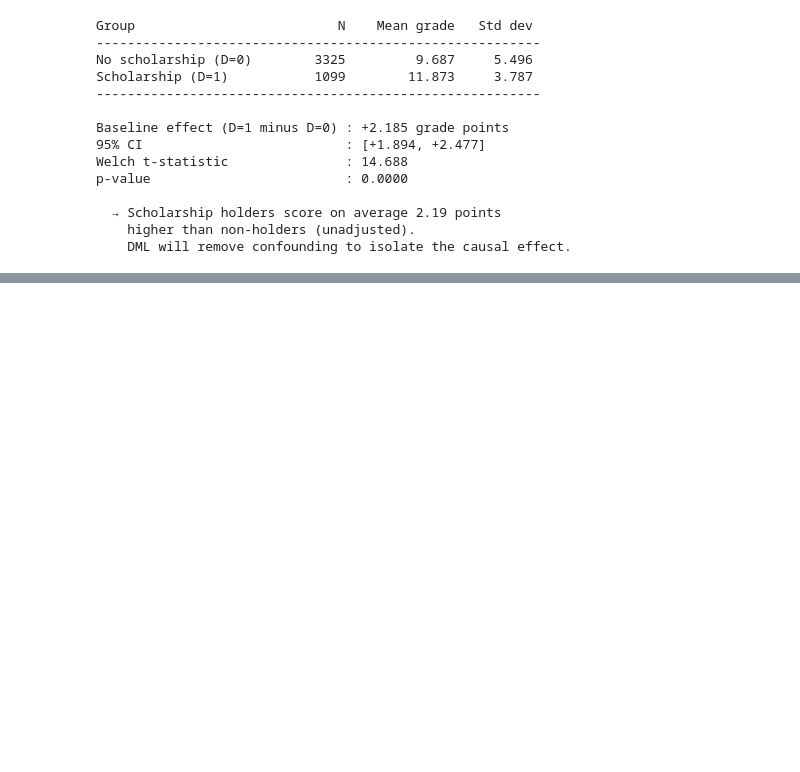
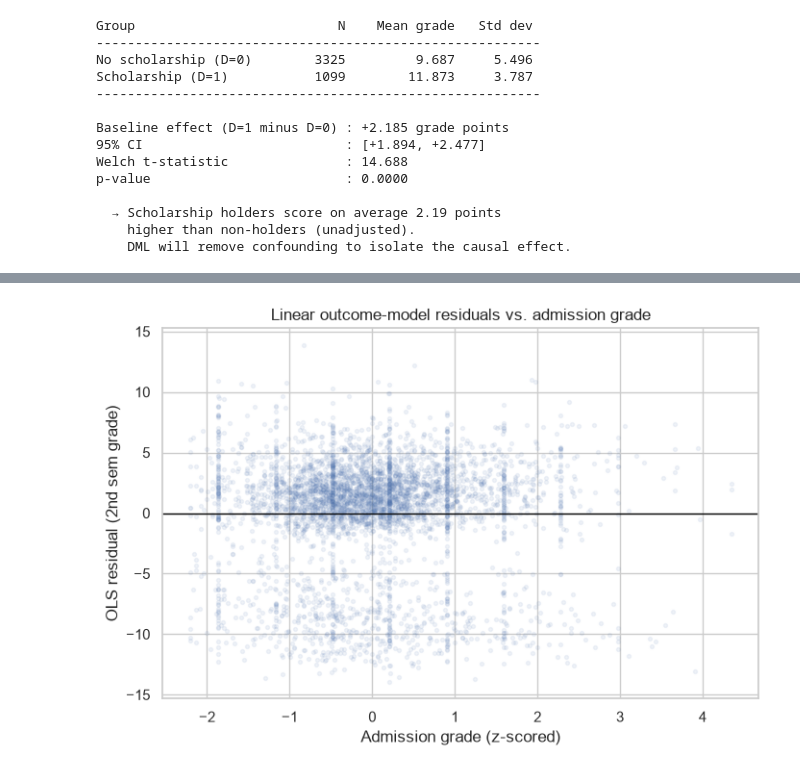
Before and after one commit to FelixZukunft/DML, a Jupyter notebook: dml-scholarship/notebooks/data_viz.ipynb, the cells around one changed output, grey strips where cells are left out. Saved outputs shown, nothing was run; the diff lists cells and outputs as text; code cells hidden in the pictures; blank space fills up the shorter version.

```diff
--- a/dml-scholarship/notebooks/data_viz.ipynb
+++ b/dml-scholarship/notebooks/data_viz.ipynb
@@ -450,0 +603,11 @@ p-value                         : 0.0000
+# %%
+residuals = y_arr - lin_outcome.predict(X_nuis)
+
+fig, ax = plt.subplots(figsize=(8, 5))
+ax.scatter(df["Admission grade"], residuals, alpha=0.08, s=8, color="#4C72B0")
+ax.axhline(0, color="black", linewidth=1)
+ax.set_xlabel("Admission grade (z-scored)")
+ax.set_ylabel("OLS residual (2nd sem grade)")
+_ = ax.set_title("Linear outcome-model residuals vs. admission grade")
+# %% [output]
+[figure, added]
```
Also changed, not shown: parts of 10 cells of this notebook.
